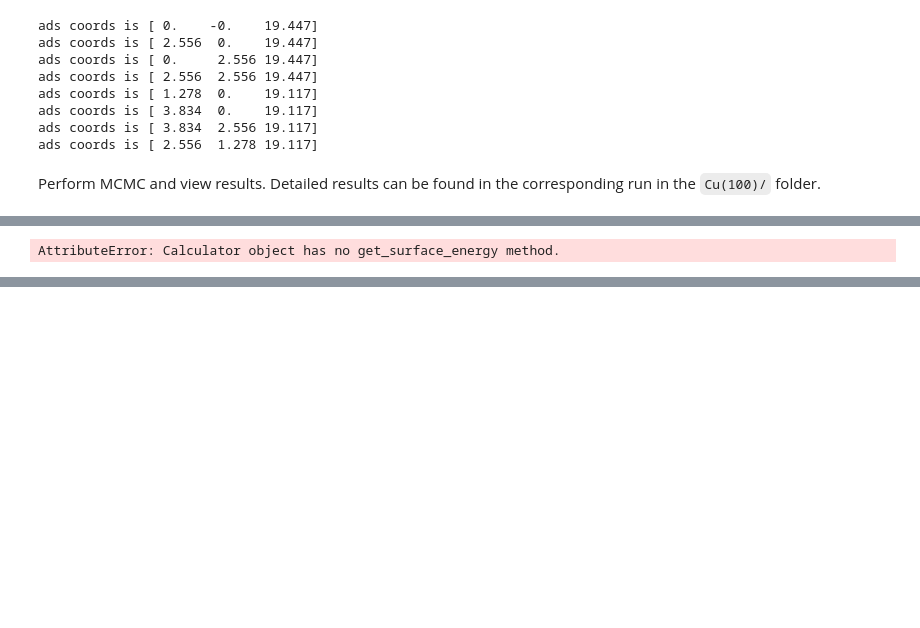
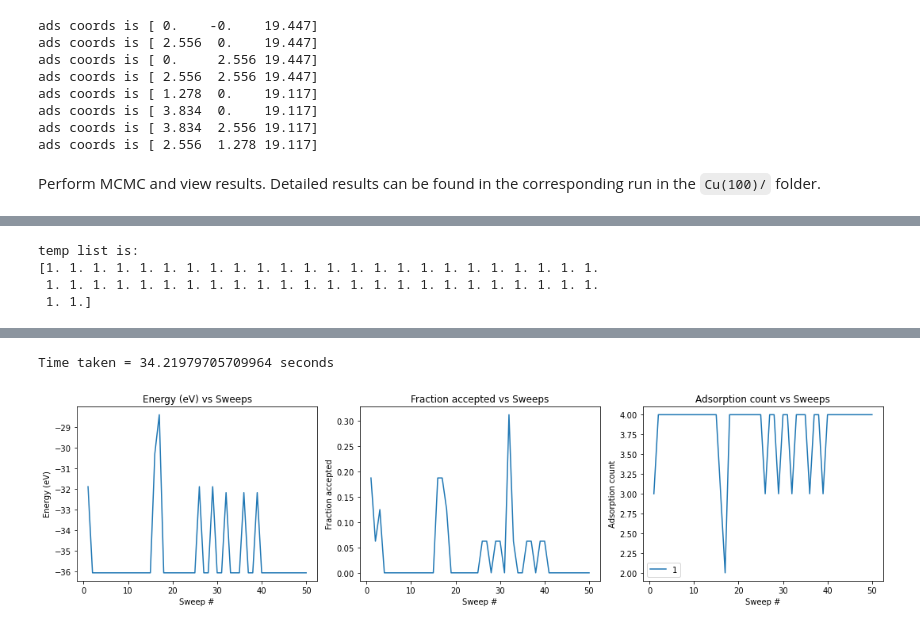
Before and after one commit to learningmatter-mit/surface-sampling, a Jupyter notebook: tutorials/example.ipynb, the cells around one changed output, grey strips where cells are left out. Cells and saved outputs as stored; diff of their text form; code cells hidden in the pictures; blank space fills up the shorter version.

Commit message:
MAINT: standardize tutorial formats and test

```diff
--- a/tutorials/example.ipynb
+++ b/tutorials/example.ipynb
@@ -37,16 +31,13 @@ os.environ["LAMMPS_COMMAND"]
 Initialize test slab and parameters
 # %%
 # Cu alat from https://www.copper.org/resources/properties/atomic_properties.html
+element = "Cu"
 alat = 3.6147
-chem_pot = 0.0
-element = "Cu"
+slab = initialize_slab(alat, elem=element, size=(2, 2, 2), miller=(1, 0, 0))
 
 system_settings = {
     "surface_name": "Cu(100)",
-    "relax_atoms": False,
-    "optimizer": "FIRE",
     "cutoff": 5.0,
-    "calc_name": "kim",
     "lattice_param": {"Cu": alat},
     "near_reduce": 0.01,
     "planar_distance": 1.5,
@@ -56,9 +47,15 @@ system_settings = {
 sampling_settings = {
     "alpha": 0.99,  # slowly anneal
     "temperature": 1.0,  # in terms of kbT
-    "chem_pots": {"Cu": chem_pot},
     "num_sweeps": 50,
     "sweep_size": 16,
 }
 
-slab = initialize_slab(alat, elem=element, size=(2, 2, 2), miller=(1, 0, 0))
+calc_settings = {
+    "calc_name": "eam",
+    "optimizer": "FIRE",
+    "chem_pots": {"Cu": 0.0},
+    "relax_atoms": False,
+    "relax_steps": 100,
+    "run_dir": "/home/dux/surface_sampling/tutorials/GaN(0001)",
+}
@@ -78,8 +64,14 @@ ads_positions = get_adsorption_coords(slab, elem, connectivity, debug=True)
 # %%
+connectivity = get_cutoff_neighbors(slab, cutoff=system_settings["cutoff"])
+edges = connectivity_to_edges(connectivity)
+pristine_slab = slab.copy()
+
+elem = Gratoms(element)
+ads_positions = get_adsorption_coords(pristine_slab, elem, connectivity, debug=True)
+
 # from pymatgen.analysis.adsorption import AdsorbateSiteFinder
 # from pymatgen.io.ase import AseAtomsAdaptor
 
-# pristine_slab = slab.copy()
 # pristine_pmg_slab = AseAtomsAdaptor.get_structure(pristine_slab)
 # site_finder = AdsorbateSiteFinder(pristine_pmg_slab)
 # ads_positions = site_finder.find_adsorption_sites(
@@ -101,15 +97,14 @@ adsorption coordinates are: [[ 0.    -0.    19.447]
 Set up LAMMPS (calculator)
 # %%
 # use LAMMPS
-optimizer = "LAMMPS"
 parameters = {"pair_style": "eam", "pair_coeff": ["* * Cu_u3.eam"]}
 
 # set up the LAMMPS calculator
 potential_file = os.path.join(os.environ["LAMMPS_POTENTIALS"], "Cu_u3.eam")
-lammps_calc = LAMMPS(
+lammps_surf_calc = LAMMPSRunSurfCalc(
     files=[potential_file],
     keep_tmp_files=False,
     keep_alive=False,
     tmp_dir=os.path.join(os.path.expanduser("~"), "tmp_files"),
 )
-lammps_calc.set(**parameters)
+lammps_surf_calc.set(**parameters)
@@ -119,6 +112,7 @@ lammps_calc.set(**parameters)
 Initialize surface system
 # %%
 surface = SurfaceSystem(
-    slab, ads_positions, lammps_calc, system_settings=system_settings
+    slab, ads_positions, lammps_surf_calc, system_settings=system_settings
 )
+surface.all_atoms.write("Cu_100_2x2x2_all_virtual_ads.cif")
 # %% [output]
@@ -141,13 +133,13 @@ Perform MCMC and view results. Detailed results can be found in the correspondin
 # %%
 mcmc = MCMC(
     system_settings["surface_name"],
-    calc=lammps_calc,
+    calc=lammps_surf_calc,
     canonical=False,
     testing=False,
     element=element,
-    adsorbates=list(sampling_settings["chem_pots"].keys()),
-    relax=False,
-    optimizer=optimizer,
+    adsorbates=list(calc_settings["chem_pots"].keys()),
+    relax=calc_settings["relax_atoms"],
+    optimizer=calc_settings["optimizer"],
 )  # no relaxation
 
 start = perf_counter()
@@ -157,7 +149,7 @@ mcmc.mcmc_run(
     total_sweeps=sampling_settings["num_sweeps"],
     sweep_size=sampling_settings["sweep_size"],
     start_temp=sampling_settings["temperature"],
-    pot=list(sampling_settings["chem_pots"].values()),
+    pot=list(calc_settings["chem_pots"].values()),
     alpha=sampling_settings["alpha"],
     surface=surface,
 )
@@ -171 +166,4 @@ print(f"Time taken = {stop - start} seconds")
-AttributeError: Calculator object has no get_surface_energy method.
+temp list is:
+[1. 1. 1. 1. 1. 1. 1. 1. 1. 1. 1. 1. 1. 1. 1. 1. 1. 1. 1. 1. 1. 1. 1. 1.
+ 1. 1. 1. 1. 1. 1. 1. 1. 1. 1. 1. 1. 1. 1. 1. 1. 1. 1. 1. 1. 1. 1. 1. 1.
+ 1. 1.]
@@ -171,0 +187,2 @@ AttributeError: Calculator object has no get_surface_energy method.
+Time taken = 34.21979705709964 seconds
+[figure, added]
```
Also changed, not shown: parts of 10 cells of this notebook, 3 other files.
